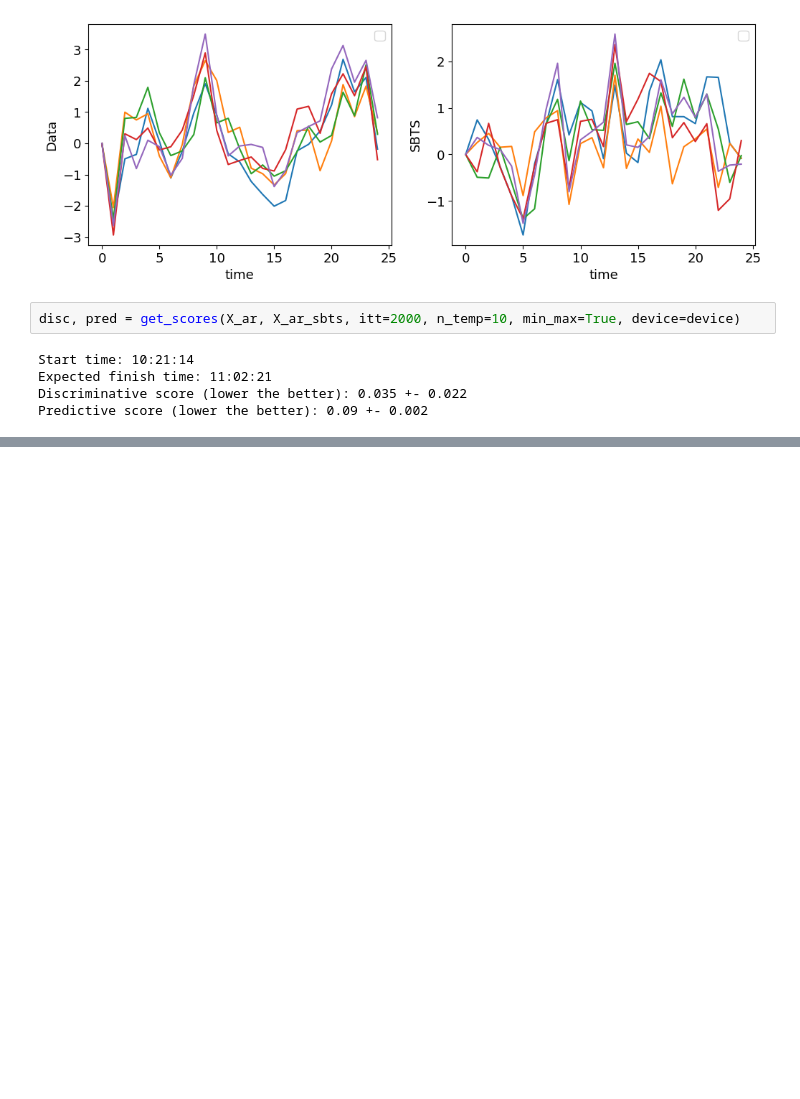
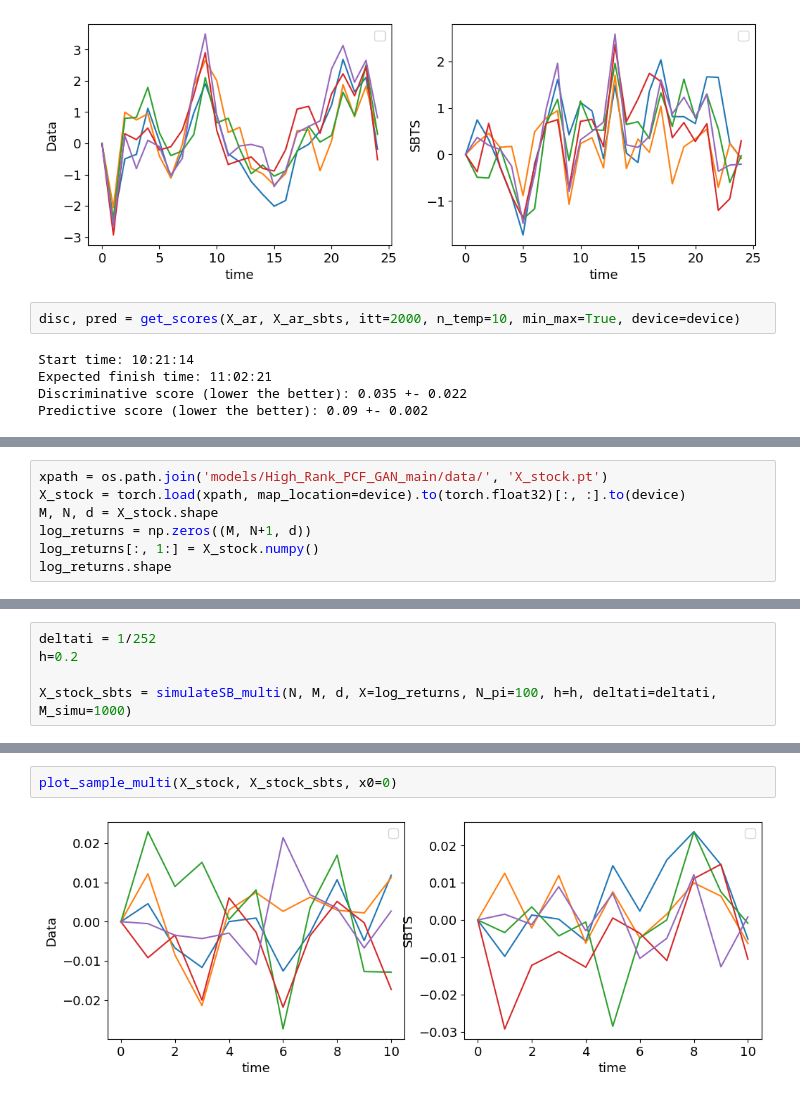
Before and after one commit to alexouadi/SBTS, a Jupyter notebook: experiments_demo.ipynb, the cells around one changed output, grey strips where cells are left out. Saved outputs shown, nothing was run; the diff lists cells and outputs as text; blank space fills up the shorter version.

```diff
--- a/experiments_demo.ipynb
+++ b/experiments_demo.ipynb
@@ -136,0 +144,7 @@ Predictive score (lower the better): 0.09 +- 0.002
+# %%
+xpath = os.path.join('models/High_Rank_PCF_GAN_main/data/', 'X_stock.pt')
+X_stock = torch.load(xpath, map_location=device).to(torch.float32)[:, :].to(device)
+M, N, d = X_stock.shape
+log_returns = np.zeros((M, N+1, d))
+log_returns[:, 1:] = X_stock.numpy()
+log_returns.shape
@@ -136,0 +153,5 @@ Predictive score (lower the better): 0.09 +- 0.002
+# %%
+deltati = 1/252
+h=0.2
+
+X_stock_sbts = simulateSB_multi(N, M, d, X=log_returns, N_pi=100, h=h, deltati=deltati, M_simu=1000)
@@ -136,0 +163,4 @@ Predictive score (lower the better): 0.09 +- 0.002
+# %%
+plot_sample_multi(X_stock, X_stock_sbts, x0=0)
+# %% [output]
+[figure, added]
```
Also changed, not shown: parts of 9 cells of this notebook, 42 other files.
